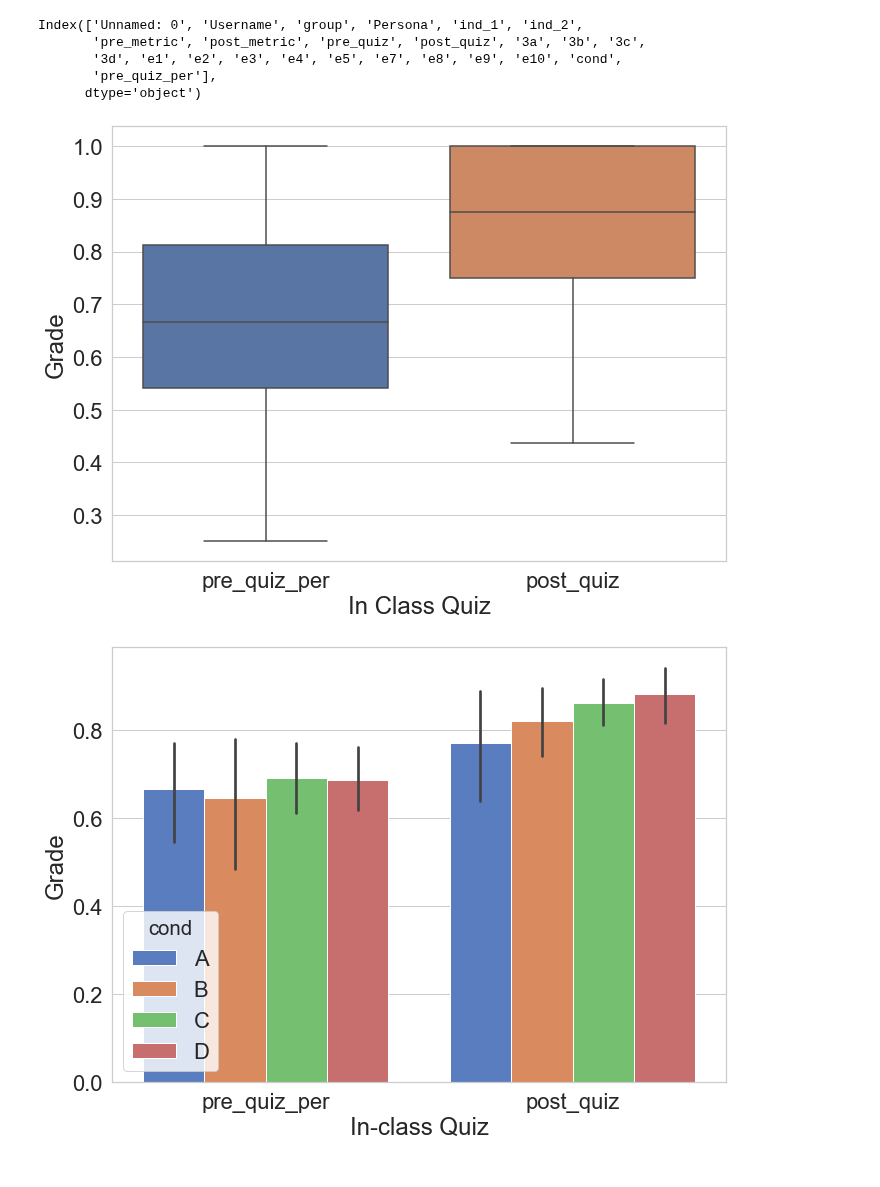
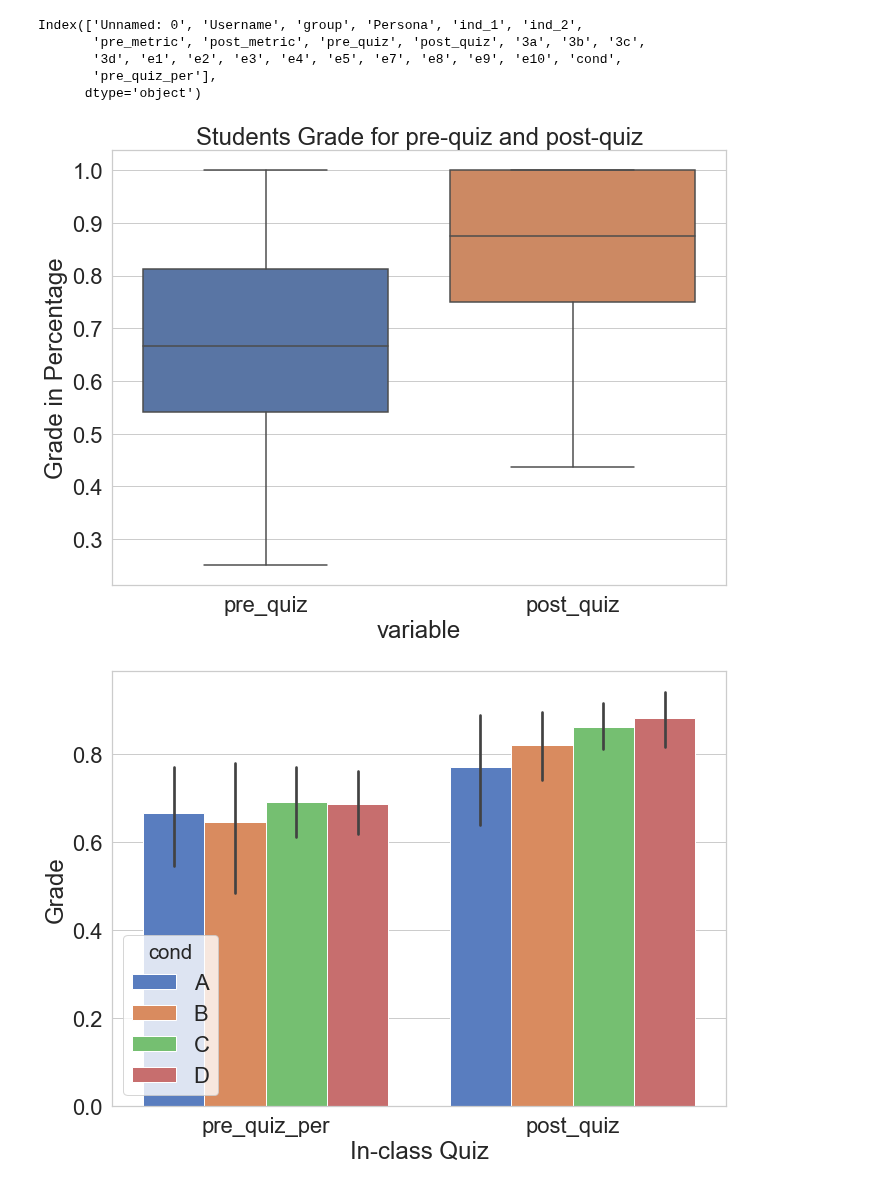
Before and after one commit to WesDeng/Recidivism_Exp, a Jupyter notebook: Quantitive Analysis.ipynb, the cells around one changed output. Saved outputs shown, nothing was run; the diff lists cells and outputs as text; code cells hidden in the pictures.

Commit message:
quiz_over

```diff
--- a/Quantitive Analysis.ipynb
+++ b/Quantitive Analysis.ipynb
@@ -223,14 +223,16 @@ quiz = pd.melt(df_quiz_new, id_vars=['cond'], value_vars=['pre_quiz_per', 'post_
+# %%
+final = pd.read_csv('final_v10.csv')
 # %%
 sns.set(rc={'figure.figsize':(11,8)}, font_scale=2)
 sns.set_style('whitegrid')
-df = final[['pre_quiz_per', 'post_quiz']]
+df = final[['pre_quiz', 'post_quiz']]
 ax = sns.boxplot(x="variable", y="value", data=pd.melt(df))
-ax.set(xlabel='In Class Quiz', ylabel='Grade')
+ax.set(ylabel='Grade in Percentage', title='Students Grade for pre-quiz and post-quiz')
 fig = ax.get_figure()
 fig.savefig("quiz_overall.png")
 plt.show()
 # %% [output]
-[figure, old version]
+[figure, new version]
 # %%
 # A: free +    no checklist
 # B: free +    checklist
```
Also changed, not shown: parts of 1 cell of this notebook, 1 other file.
